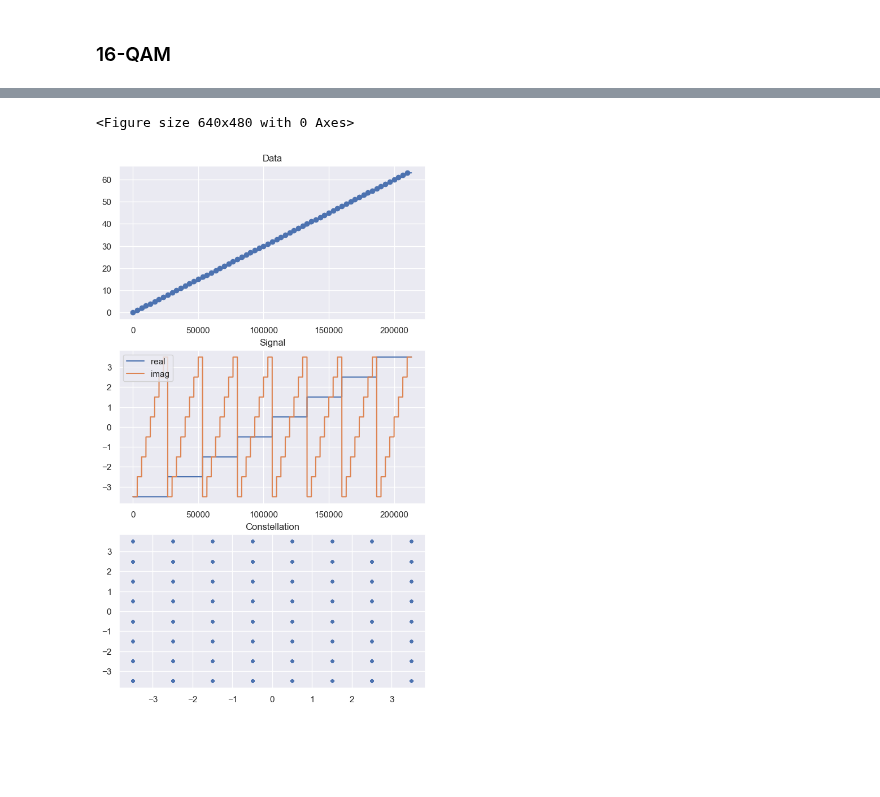
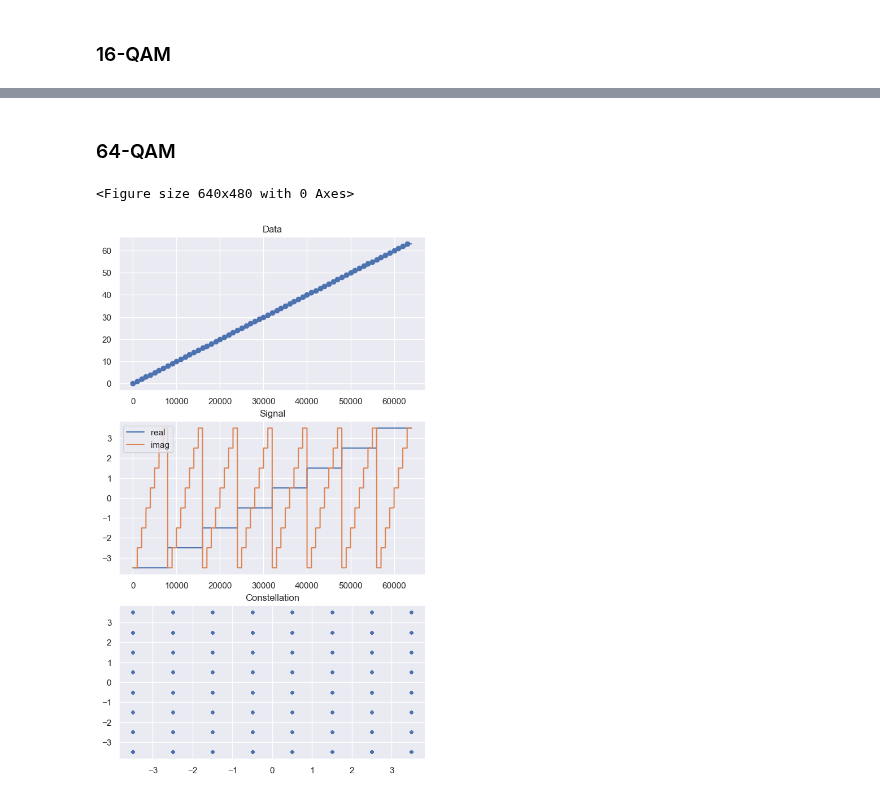
Before and after one commit to zanderman/gan-wireless-5g, a Jupyter notebook: dataset.ipynb, the cells around one changed output, grey strips where cells are left out. Saved outputs shown, nothing was run; the diff lists cells and outputs as text; code cells hidden in the pictures; blank space fills up the shorter version.

```diff
--- a/dataset.ipynb
+++ b/dataset.ipynb
@@ -444,30 +444,32 @@ axd[pkey].grid(True)
+# %% [markdown]
+### 64-QAM
 # %%
 fc = None # 1e3
 fs = 10e5
-baud = 300
+baud = 1e3
 m = 64 # M-QAM
 bits = np.arange(0, m)
 x = qam_m(m=m, bits=bits, baud=baud, fs=fs, fc=fc)
 n = np.r_[0:len(x)]
 
 
 plt.figure()
 
 fig, axd = plt.subplot_mosaic("A;B;C", figsize=(7,12))
 pkey = 'A'
 axd[pkey].plot(n, repeat(bits, baud=baud, fs=fs), marker='o', markevery=int(fs/baud))
 axd[pkey].set_title('Data')
 
 pkey = 'B'
 axd[pkey].plot(n, np.real(x), label='real')
 axd[pkey].plot(n, np.imag(x), label='imag')
 axd[pkey].set_title('Signal')
 axd[pkey].legend()
 
 pkey = 'C'
 axd[pkey].plot(np.real(x.round(10)), np.imag(x.round(10)), '.')
 axd[pkey].set_title('Constellation')
 axd[pkey].grid(True)
 # %% [output]
 <Figure size 640x480 with 0 Axes>
-[figure, old version]
+[figure, new version]
```
Also changed, not shown: parts of 2 cells of this notebook.
